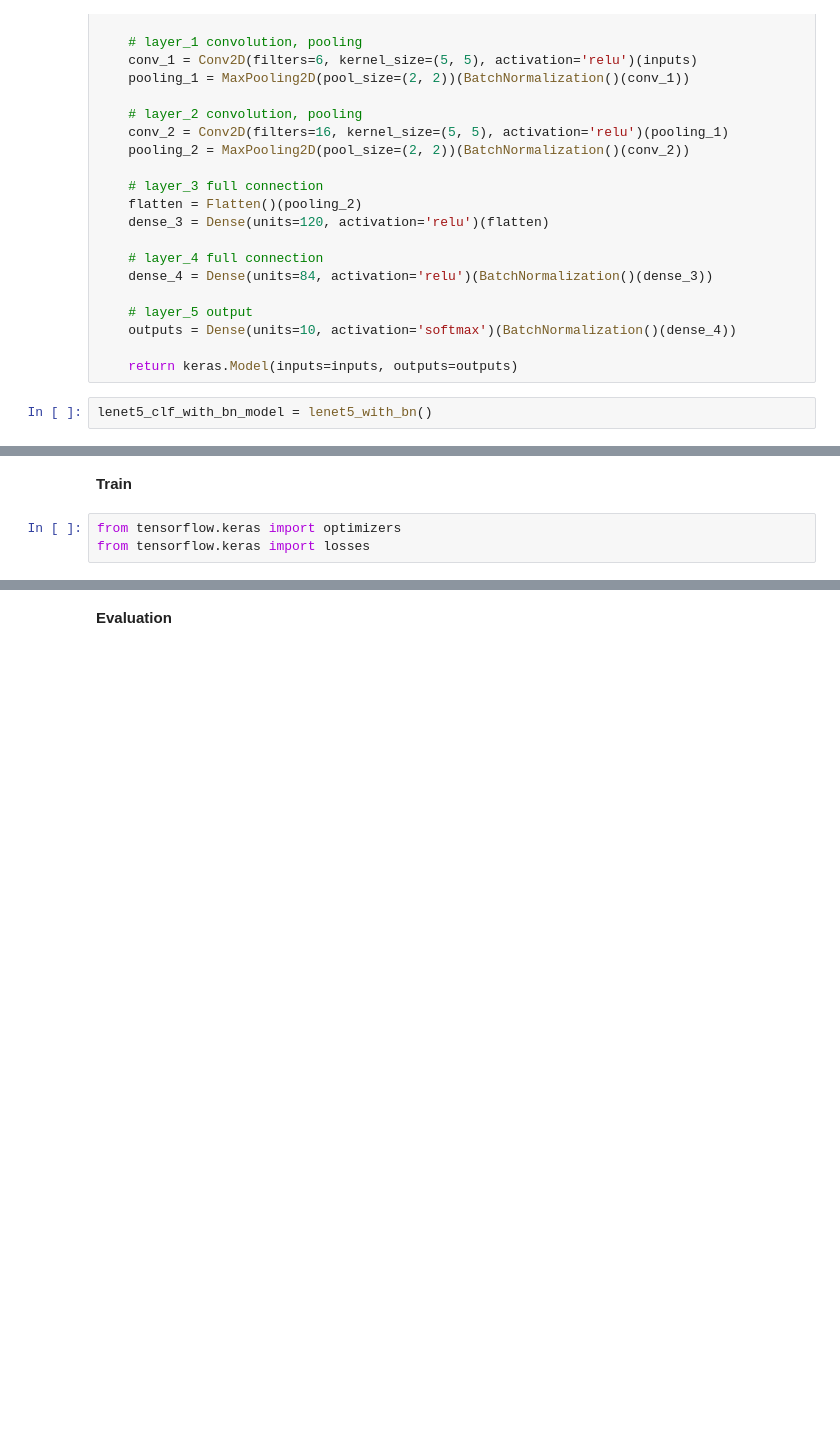
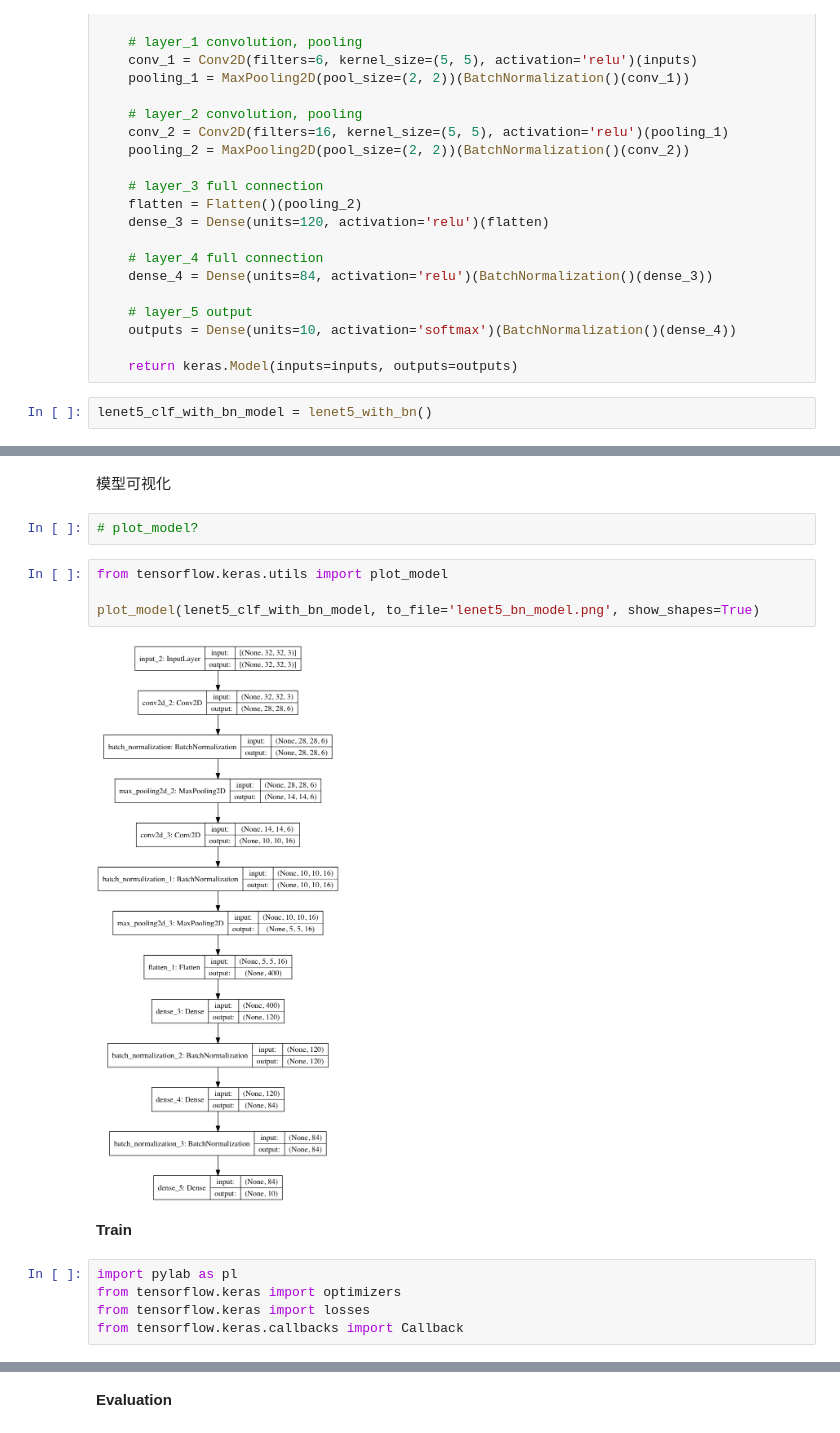
Before and after one commit to hotbaby/kkb, a Jupyter notebook: nlp-2019-autumn/lecture06/Assignment-06.ipynb, the cells around one changed output, grey strips where cells are left out. Cells and saved outputs as stored; diff of their text form; blank space fills up the shorter version.

```diff
--- a/nlp-2019-autumn/lecture06/Assignment-06.ipynb
+++ b/nlp-2019-autumn/lecture06/Assignment-06.ipynb
@@ -194,11 +195,23 @@ Total params: 62,910
 Trainable params: 62,458
 Non-trainable params: 452
 _________________________________________________________________
+# %% [markdown]
+模型可视化
+# %%
+# plot_model?
+# %%
+from tensorflow.keras.utils import plot_model
+
+plot_model(lenet5_clf_with_bn_model, to_file='lenet5_bn_model.png', show_shapes=True)
+# %% [output]
+[figure, added]
 # %% [markdown]
 **Train**
 # %%
+import pylab as pl
 from tensorflow.keras import optimizers
 from tensorflow.keras import losses
+from tensorflow.keras.callbacks import Callback
 # %%
 img_clf_lenet5_bn = lenet5_with_bn()
 
```
Also changed, not shown: parts of 19 cells of this notebook, 3 other files.
